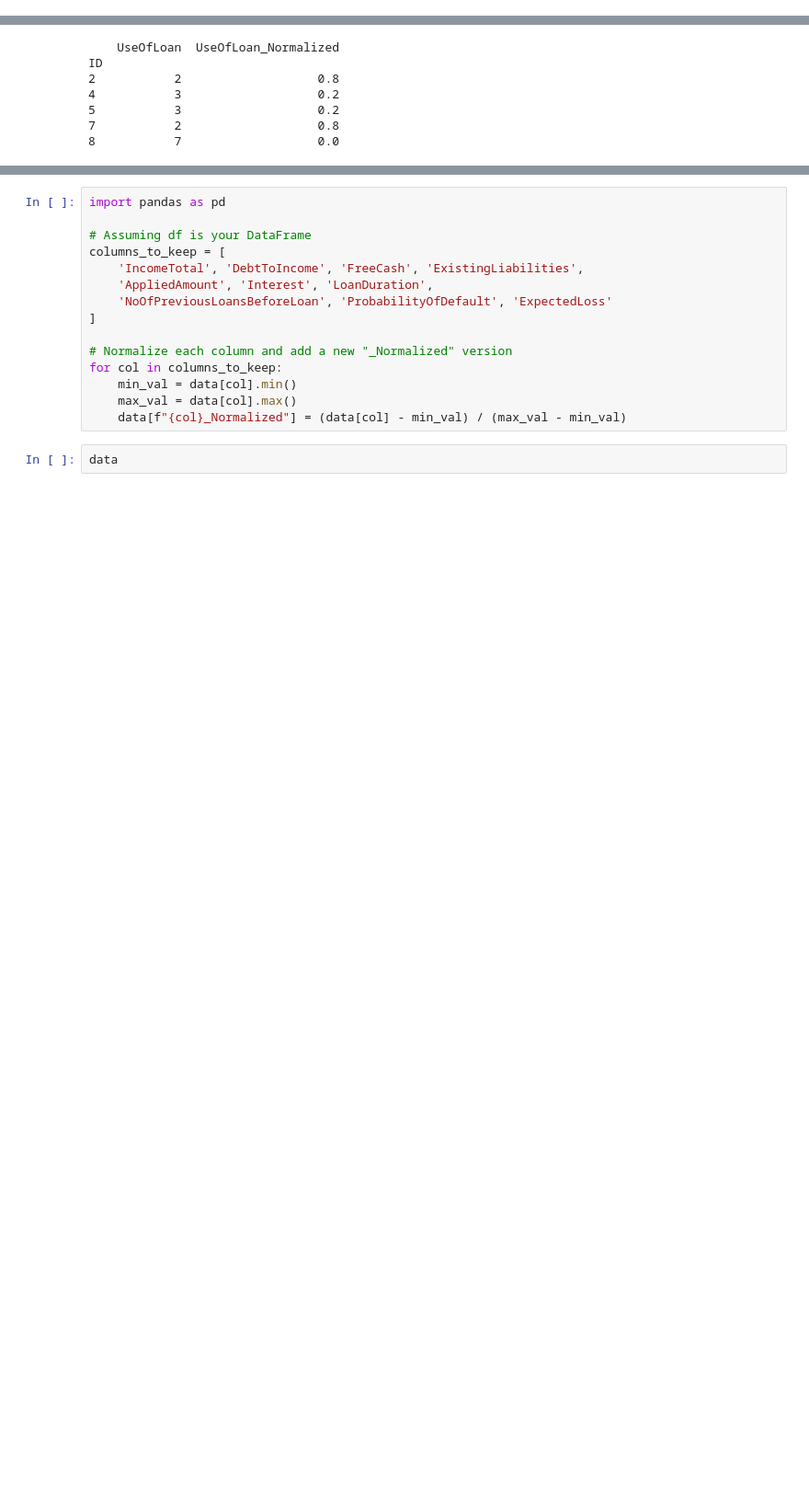
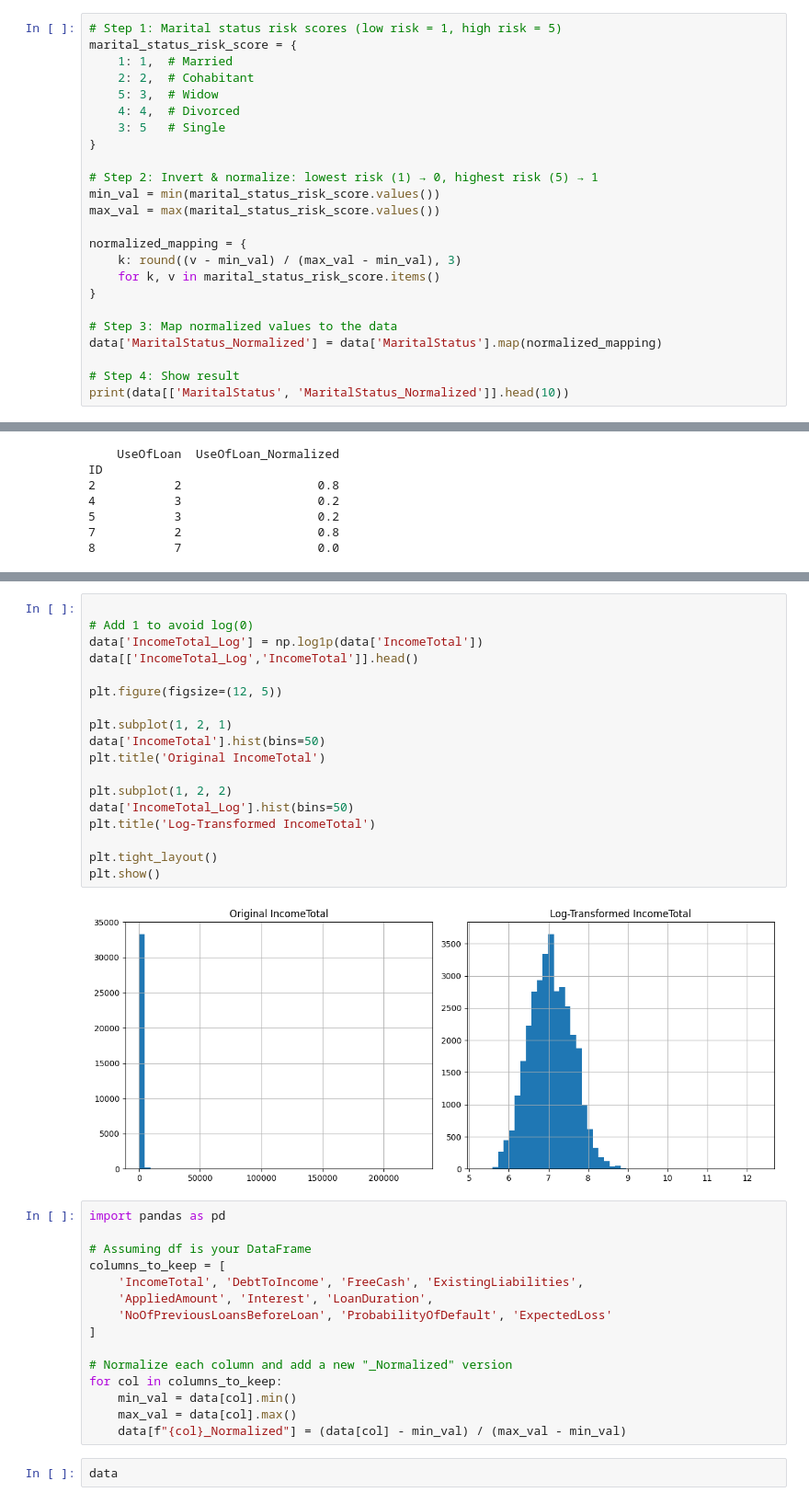
Before and after one commit to erikaminarikova/REFRESH, a Jupyter notebook: loan_data_analysis.ipynb, the cells around one changed output, grey strips where cells are left out. Shown at 92% size. Cells and saved outputs as stored; diff of their text form; blank space fills up the shorter version.

```diff
--- a/loan_data_analysis.ipynb
+++ b/loan_data_analysis.ipynb
@@ -195,0 +170,24 @@ ID
+# %%
+# Step 1: Marital status risk scores (low risk = 1, high risk = 5)
+marital_status_risk_score = {
+    1: 1,  # Married
+    2: 2,  # Cohabitant
+    5: 3,  # Widow
+    4: 4,  # Divorced
+    3: 5   # Single
+}
+
+# Step 2: Invert & normalize: lowest risk (1) → 0, highest risk (5) → 1
+min_val = min(marital_status_risk_score.values())
+max_val = max(marital_status_risk_score.values())
+
+normalized_mapping = {
+    k: round((v - min_val) / (max_val - min_val), 3)
+    for k, v in marital_status_risk_score.items()
+}
+
+# Step 3: Map normalized values to the data
+data['MaritalStatus_Normalized'] = data['MaritalStatus'].map(normalized_mapping)
+
+# Step 4: Show result
+print(data[['MaritalStatus', 'MaritalStatus_Normalized']].head(10))
@@ -307,3 +336,23 @@ ID
+# %%
+
+# Add 1 to avoid log(0)
+data['IncomeTotal_Log'] = np.log1p(data['IncomeTotal'])
+data[['IncomeTotal_Log','IncomeTotal']].head()
+
+plt.figure(figsize=(12, 5))
+
+plt.subplot(1, 2, 1)
+data['IncomeTotal'].hist(bins=50)
+plt.title('Original IncomeTotal')
+
+plt.subplot(1, 2, 2)
+data['IncomeTotal_Log'].hist(bins=50)
+plt.title('Log-Transformed IncomeTotal')
+
+plt.tight_layout()
+plt.show()
+# %% [output]
+[figure, added]
 # %%
 import pandas as pd
 
```
Also changed, not shown: parts of 7 cells of this notebook.
